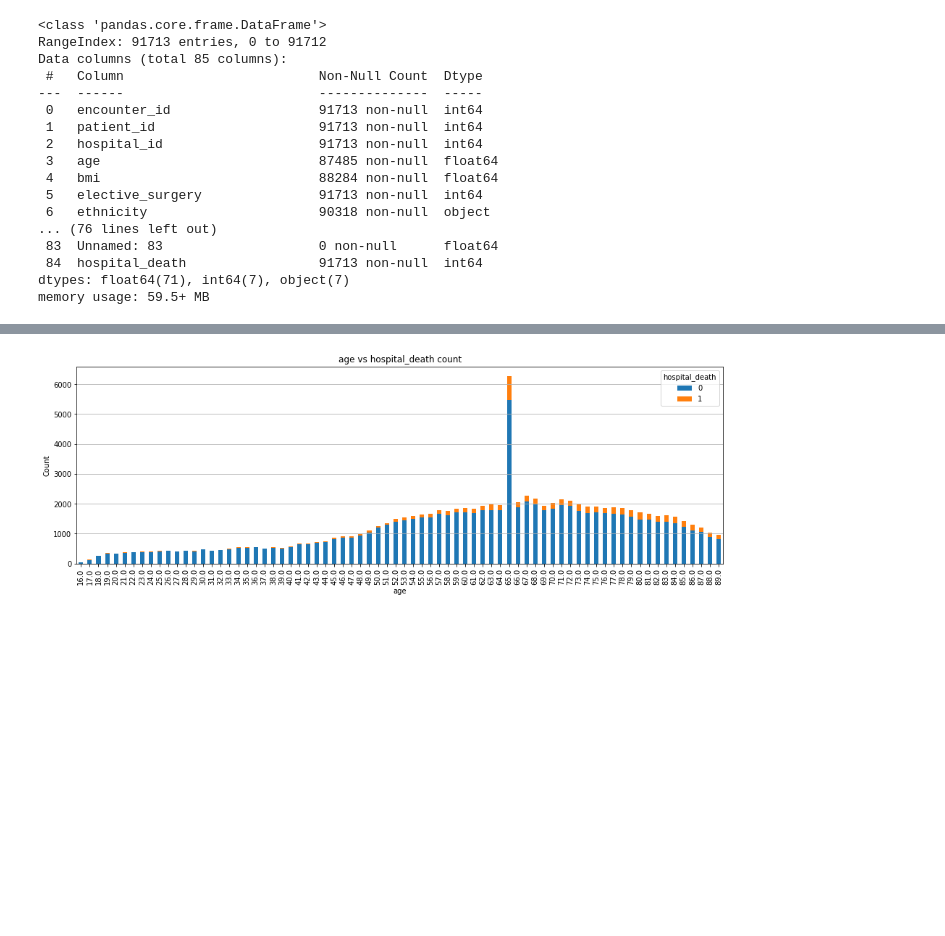
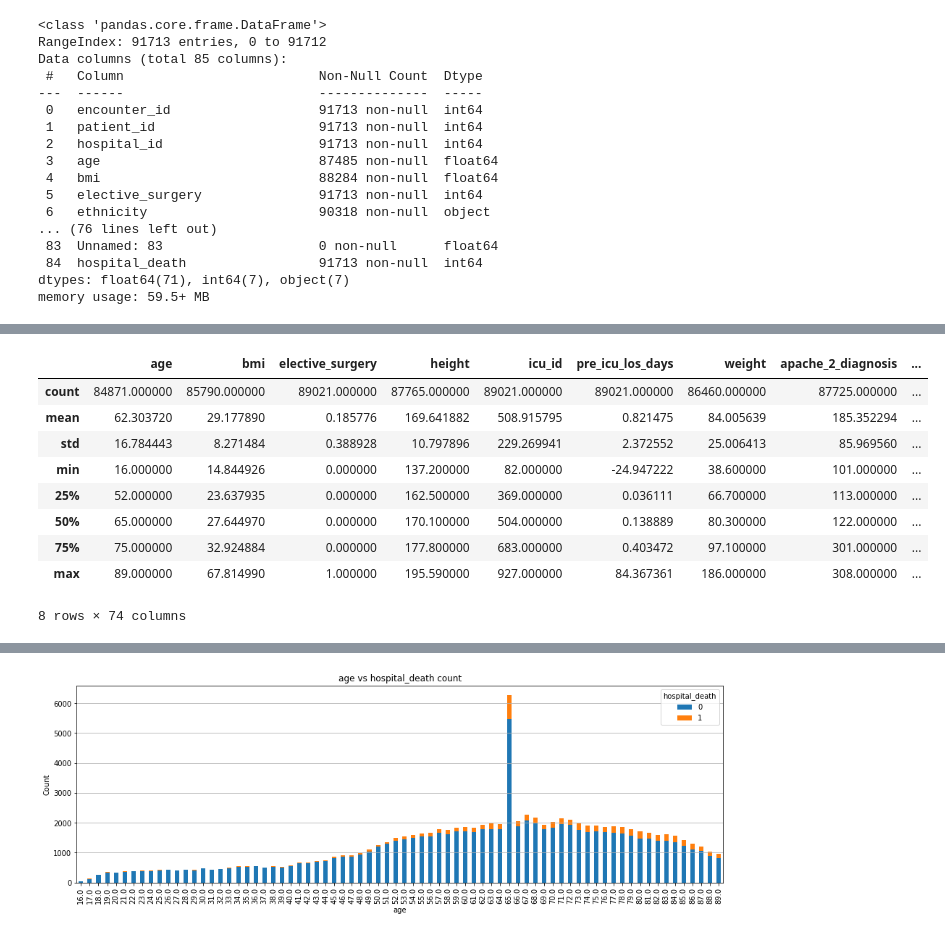
Before and after one commit to jaissugam/Patient-Survival-Prediction, a Jupyter notebook: project.ipynb, the cells around one changed output, grey strips where cells are left out. Saved outputs shown, nothing was run; the diff lists cells and outputs as text; code cells hidden in the pictures; blank space fills up the shorter version.

Commit message:
negative probabilities

```diff
--- a/project.ipynb
+++ b/project.ipynb
@@ -73,2 +50,18 @@ df.describe()
 | max | 89.000000 | 67.814990 | 1.000000 | 195.590000 | 927.000000 | 159.090972 | 186.000000 | 308.000000 | ... |
 8 rows × 74 columns
+# %%
+# Dealing with negative probabilities
+df.drop(df[(df['apache_4a_hospital_death_prob'] <0)].index, inplace=True)
+df.drop(df[(df['apache_4a_icu_death_prob'] <0)].index, inplace=True)
+df.describe()
+# %% [output]
+|  | age | bmi | elective_surgery | height | icu_id | pre_icu_los_days | weight | apache_2_diagnosis | ... |
+| count | 84871.000000 | 85790.000000 | 89021.000000 | 87765.000000 | 89021.000000 | 89021.000000 | 86460.000000 | 87725.000000 | ... |
+| mean | 62.303720 | 29.177890 | 0.185776 | 169.641882 | 508.915795 | 0.821475 | 84.005639 | 185.352294 | ... |
+| std | 16.784443 | 8.271484 | 0.388928 | 10.797896 | 229.269941 | 2.372552 | 25.006413 | 85.969560 | ... |
+| min | 16.000000 | 14.844926 | 0.000000 | 137.200000 | 82.000000 | -24.947222 | 38.600000 | 101.000000 | ... |
+| 25% | 52.000000 | 23.637935 | 0.000000 | 162.500000 | 369.000000 | 0.036111 | 66.700000 | 113.000000 | ... |
+| 50% | 65.000000 | 27.644970 | 0.000000 | 170.100000 | 504.000000 | 0.138889 | 80.300000 | 122.000000 | ... |
+| 75% | 75.000000 | 32.924884 | 0.000000 | 177.800000 | 683.000000 | 0.403472 | 97.100000 | 301.000000 | ... |
+| max | 89.000000 | 67.814990 | 1.000000 | 195.590000 | 927.000000 | 84.367361 | 186.000000 | 308.000000 | ... |
+8 rows × 74 columns
```
Also changed, not shown: parts of 8 cells of this notebook.
